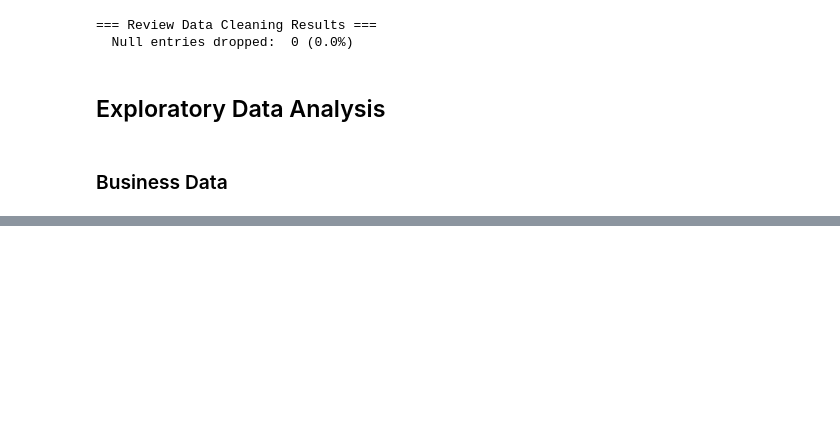
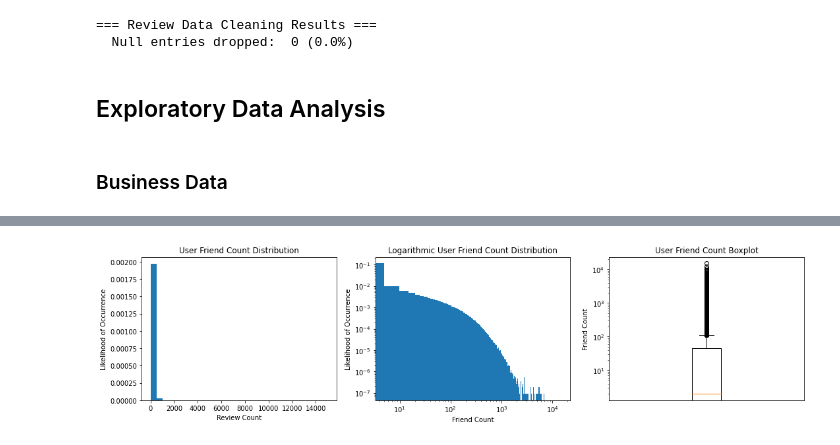
Before and after one commit to spencerfitch/yelp-datascience, a Jupyter notebook: project.ipynb, the cells around one changed output, grey strips where cells are left out. Cells and saved outputs as stored; diff of their text form; code cells hidden in the pictures; blank space fills up the shorter version.

```diff
--- a/project.ipynb
+++ b/project.ipynb
@@ -195,0 +273,27 @@ plt.show()
+# %%
+count_friends = lambda x: len(x.split(',')) if x != 'None' else 0
+friend_count = df.friends.map(count_friends)
+
+fig, ax = plt.subplots(1,3, figsize=(18,4))
+
+ax[0].hist(friend_count, 30, density=True)
+ax[0].set_title('User Friend Count Distribution')
+ax[0].set_ylabel('Likelihood of Occurrence')
+ax[0].set_xlabel('Review Count')
+
+ax[1].hist(friend_count, 3000, density=True)
+ax[1].set_title('Logarithmic User Friend Count Distribution')
+ax[1].set_ylabel('Likelihood of Occurrence')
+ax[1].set_yscale('log')
+ax[1].set_xlabel('Friend Count')
+ax[1].set_xscale('log')
+
+ax[2].boxplot(friend_count)
+ax[2].set_title('User Friend Count Boxplot')
+ax[2].set_ylabel('Friend Count')
+ax[2].set_yscale('log')
+ax[2].set_xticks([])
+
+plt.show()
+# %% [output]
+[figure, added]
```
Also changed, not shown: parts of 33 cells of this notebook.
